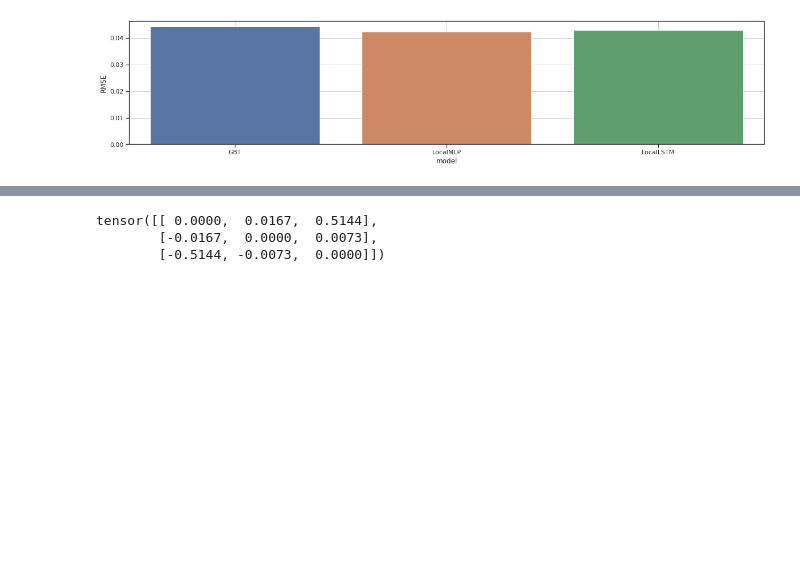
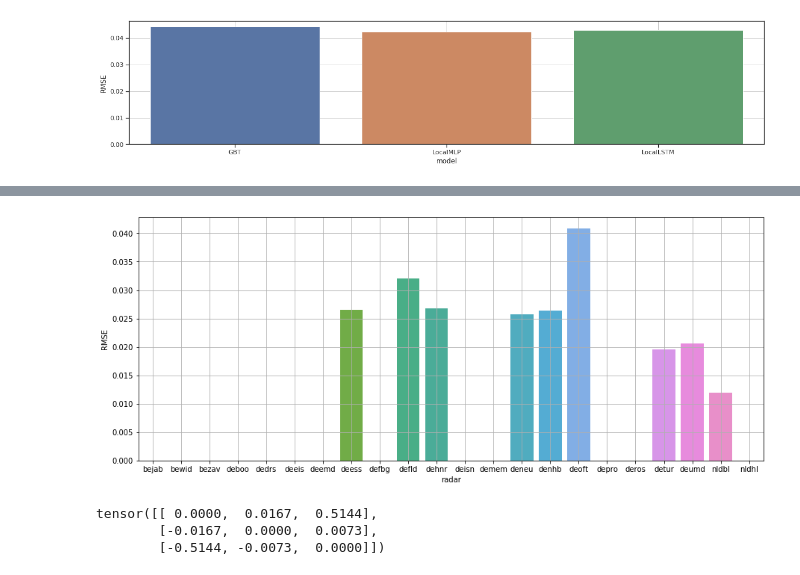
Before and after one commit to FionaLippert/birdMigration, a Jupyter notebook: notebooks/model_performance_radar.ipynb, the cells around one changed output, grey strips where cells are left out. Cells and saved outputs as stored; diff of their text form; code cells hidden in the pictures; blank space fills up the shorter version.

```diff
--- a/notebooks/model_performance_radar.ipynb
+++ b/notebooks/model_performance_radar.ipynb
@@ -272,0 +280,4 @@ ValueError: Could not interpret input 'radar'
+# %%
+fig = utils.plot_errors_per_radar(results_transformed, bird_scales_transformed, 'BirdFluxGraphLSTM')
+# %% [output]
+[figure, added]
```
Also changed, not shown: parts of 9 cells of this notebook, 2 other files.
